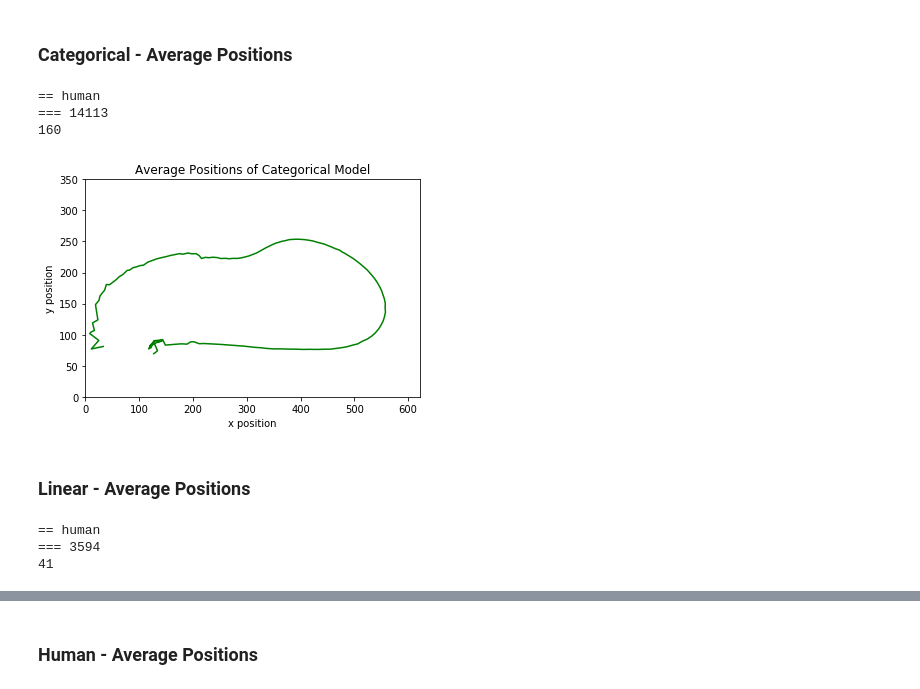
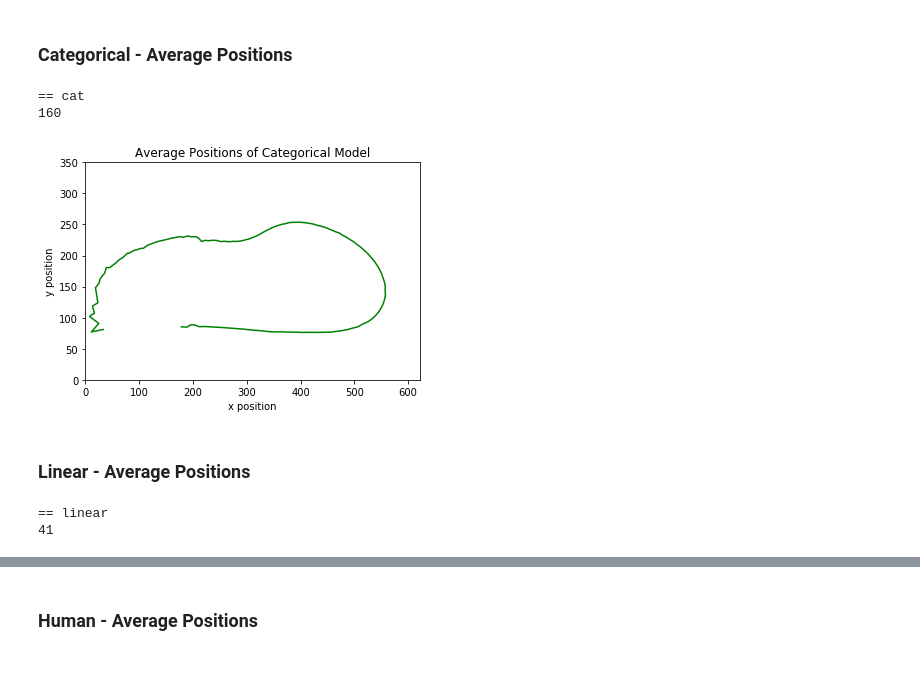
Before and after one commit to jzisheng/Scaled-Self-Driving-Car, a Jupyter notebook: notebooks/AveragingPositions.ipynb, the cells around one changed output, grey strips where cells are left out. Cells and saved outputs as stored; diff of their text form; code cells hidden in the pictures.

Commit message:
final analysis of position of the vehicles, as well as graphs of each of the different models

```diff
--- a/notebooks/AveragingPositions.ipynb
+++ b/notebooks/AveragingPositions.ipynb
@@ -90,42 +165,45 @@ pass
 # %%
 pos = cat
 if(len(pos) != 0):
-    print("== "+data)
+    print("== cat")
     totalpos = []
     for i in range(len(pos)):
         #print("---- "+str(len(pos[i])))
         totalpos.extend(pos[i])
     catx,caty = getAveragePositions(totalpos)
 # %% [output]
-== human
-=== 14113
+== cat
 160
 # %%
 n=8
+catx = catx[15:len(catx)-n]
+caty = caty[15:len(caty)-n]
+
 #plt.plot(catx[:len(linearx)-n],lineary[:len(lineary)-n],c='red')
-plt.plot(catx[:len(catx)-n],caty[:len(caty)-n], c='green')
+plt.plot(catx,caty, c='green')
 plt.xlim(0, 622)
 plt.ylim(0, 350)     # set the ylim to ymin, ymax
 plt.title('Average Positions of Categorical Model')
 plt.xlabel('x position')
 plt.ylabel('y position')
 plt.show()
 # %% [output]
-[figure, old version]
+[figure, new version]
 # %% [markdown]
 ### Linear - Average Positions
 # %%
 pos = linear
 if(len(pos) != 0):
-    print("== "+data)
+    print("== linear")
     totalpos = []
     for i in range(len(pos)):
         #print("---- "+str(len(pos[i])))
         totalpos.extend(pos[i])
     linearx,lineary = getAveragePositions(totalpos)
+linearx = linearx[4:]
+lineary = lineary[4:]
 # %% [output]
-== human
-=== 3594
+== linear
 41
 # %%
 n=0
```
Also changed, not shown: parts of 25 cells of this notebook.
